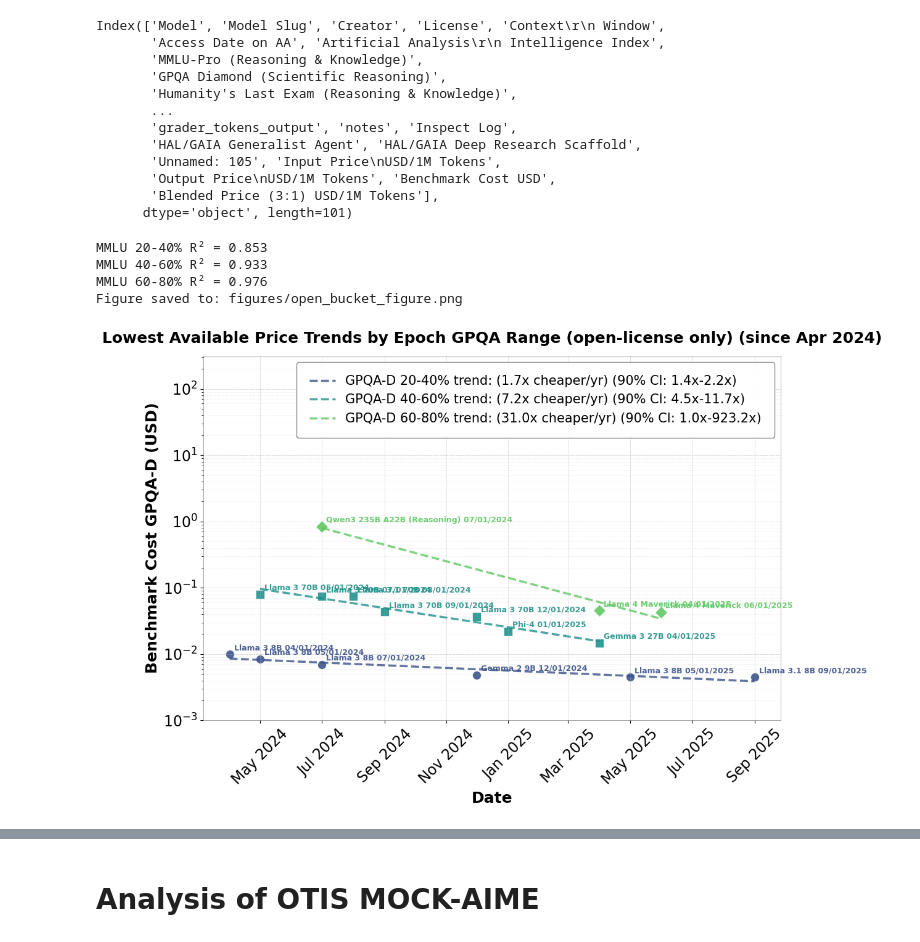
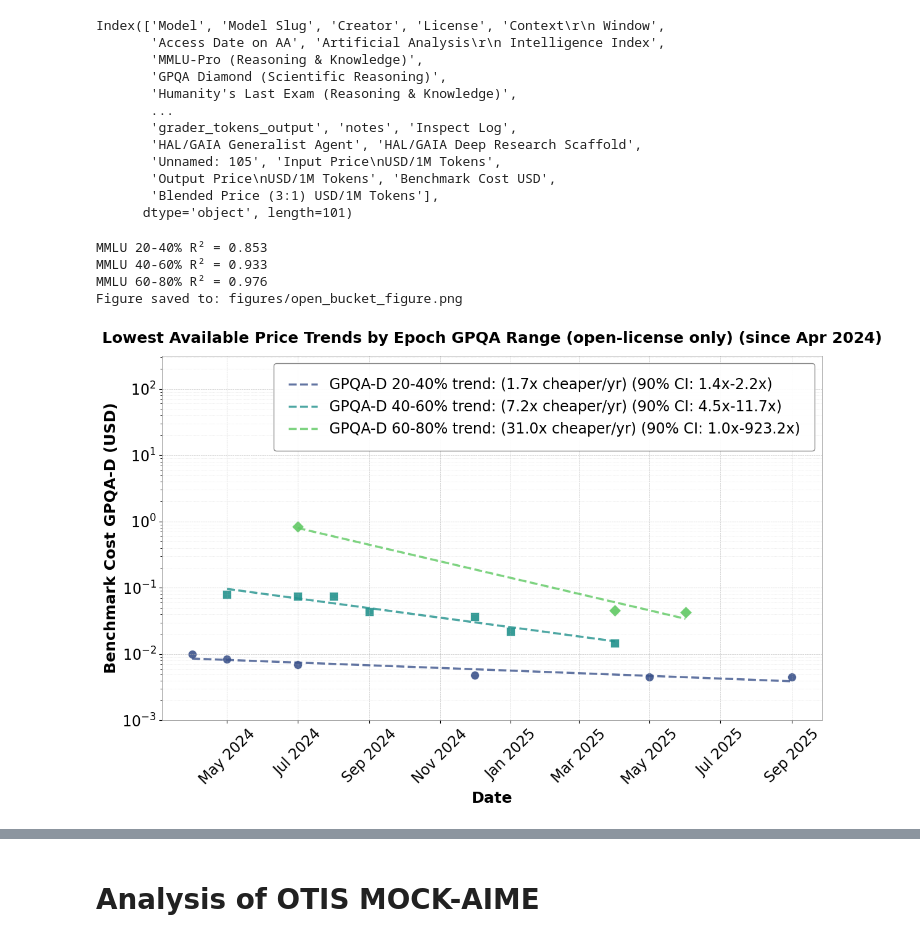
Before and after one commit to hansgundlach/Algorithmic_Progress_Inference, a Jupyter notebook: bucket_figure_trends.ipynb, the cells around one changed output, grey strips where cells are left out. Saved outputs shown, nothing was run; the diff lists cells and outputs as text; code cells hidden in the pictures.

```diff
--- a/bucket_figure_trends.ipynb
+++ b/bucket_figure_trends.ipynb
@@ -364,7 +364,7 @@ def plot_combined_record_small_trends(
 
     legend = ax.legend(
         loc='upper right',
-        fontsize=15,
+        fontsize=17,
         frameon=True,
         fancybox=True,
         framealpha=0.95,
@@ -391,33 +391,33 @@ def plot_combined_record_small_trends(
         if output_dir and not os.path.exists(output_dir):
             os.makedirs(output_dir, exist_ok=True)
             print(f"Created directory: {output_dir}")
 
         # Save the figure
         plt.savefig(save_path, dpi=300, bbox_inches="tight")
         print(f"Figure saved to: {save_path}")
 
     plt.show()
 
 
 # --- Usage example (matches your last call) ---
 # Daily min (default):
 plot_combined_record_small_trends(
     df,
     open_license_only=True,
     price_col="Benchmark Cost USD",
     confidence_interval=True,
     min_date=datetime(2024, 4, 1),
     benchmark_col='epoch_gpqa',
-    show_model_names=True,
+    show_model_names=False,
     include_reasoning_models=True,
     mmlu_ranges=[(20, 40), (40, 60), (60, 80)],
     date_granularity='day',  # change to 'month' to aggregate monthly before cummin
     save_path="figures/open_bucket_figure.png"  # Example: save figure to file
 )
 # %% [output]
 MMLU 20-40% R² = 0.853
 MMLU 40-60% R² = 0.933
 MMLU 60-80% R² = 0.976
 Figure saved to: figures/open_bucket_figure.png
-[figure, old version]
+[figure, new version]
 # %% [markdown]
```
Also changed, not shown: parts of 2 cells of this notebook, 11 other files.
